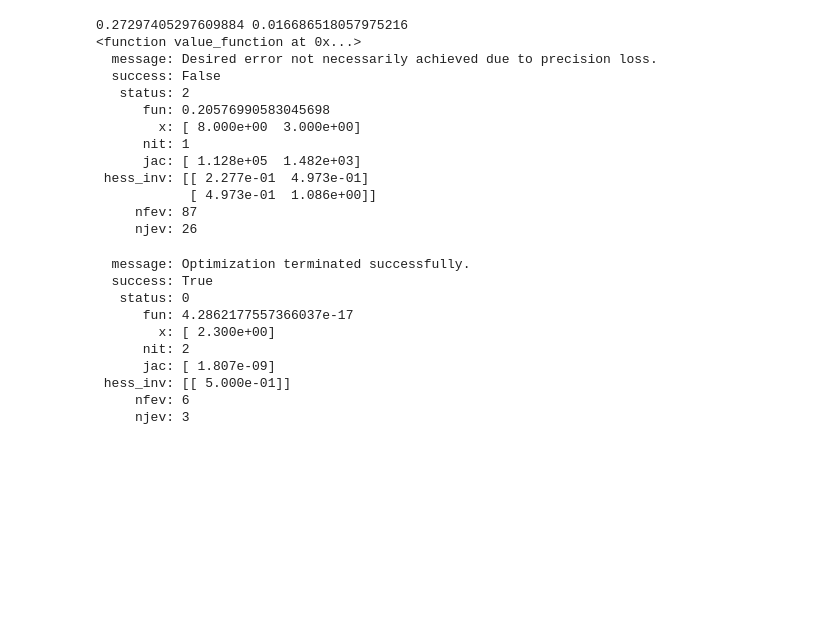
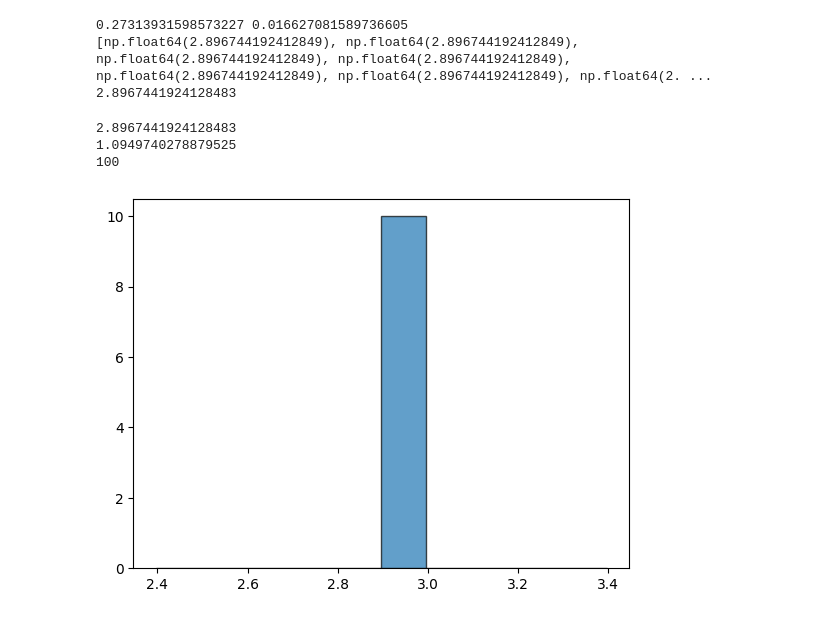
Before and after one commit to JackHiNguyen/methods, a Jupyter notebook: MoM/beta_simulatedMoM.ipynb, the cells around one changed output. Cells and saved outputs as stored; diff of their text form; code cells hidden in the pictures; blank space fills up the shorter version.

```diff
--- a/MoM/beta_simulatedMoM.ipynb
+++ b/MoM/beta_simulatedMoM.ipynb
@@ -30,48 +30,36 @@ print(sample_mean, sample_var)
 
 def value_function(params):
     alpha, beta = params
+    np.random.seed(42)
     simulations = np.random.beta(alpha, beta, size = 10000)
     simulate_mean = np.mean(simulations)
-    simulate_var = np.var(simulations)
+    simulate_var = np.var(simulations, ddof = 1)
     return (simulate_mean - sample_mean)**2 + (simulate_var - sample_var)**2
 
 alpha_output = []
 beta_output = []
 
-# for i in range(100):
-result = minimize(value_function, [8,3])
-alpha_result, beta_result = result.x
-alpha_output.append(alpha_result)
-beta_output.append(beta_result)
-print(result)
+for i in range(100):
+    result = minimize(value_function, [2,2])
+    alpha_result, beta_result = result.x
+    alpha_output.append(alpha_result)
+    beta_output.append(beta_result)
+
+print(beta_output)
+print(np.mean(beta_output))
 # %% [output]
-0.27297405297609884 0.016686518057975216
-<function value_function at 0x...>
-  message: Desired error not necessarily achieved due to precision loss.
-  success: False
-   status: 2
-      fun: 0.20576990583045698
-        x: [ 8.000e+00  3.000e+00]
-      nit: 1
-      jac: [ 1.128e+05  1.482e+03]
- hess_inv: [[ 2.277e-01  4.973e-01]
-            [ 4.973e-01  1.086e+00]]
-     nfev: 87
-     njev: 26
+0.27313931598573227 0.016627081589736605
+[np.float64(2.896744192412849), np.float64(2.896744192412849), np.float64(2.896744192412849), np.float64(2.896744192412849), np.float64(2.896744192412849), np.float64(2.896744192412849), np.float64(2. ...
+2.8967441924128483
-# %%
-def function(x):
-    return (x - 2.3)**2
-
-result = minimize(function, [1])
-print(result)
-# %% [output]
-  message: Optimization terminated successfully.
-  success: True
-   status: 0
-      fun: 4.2862177557366037e-17
-        x: [ 2.300e+00]
-      nit: 2
-      jac: [ 1.807e-09]
- hess_inv: [[ 5.000e-01]]
-     nfev: 6
-     njev: 3
+# %%
+print(np.mean(beta_output))
+print(np.mean(alpha_output))
+
+print(beta_output)
+plt.hist(beta_output, bins=10, density=True, alpha=0.7, edgecolor='black')
+plt.show()
+# %% [output]
+2.8967441924128483
+1.0949740278879525
+100
+[figure, added]
```
Also changed, not shown: parts of 1 cell of this notebook, 1 other file.
